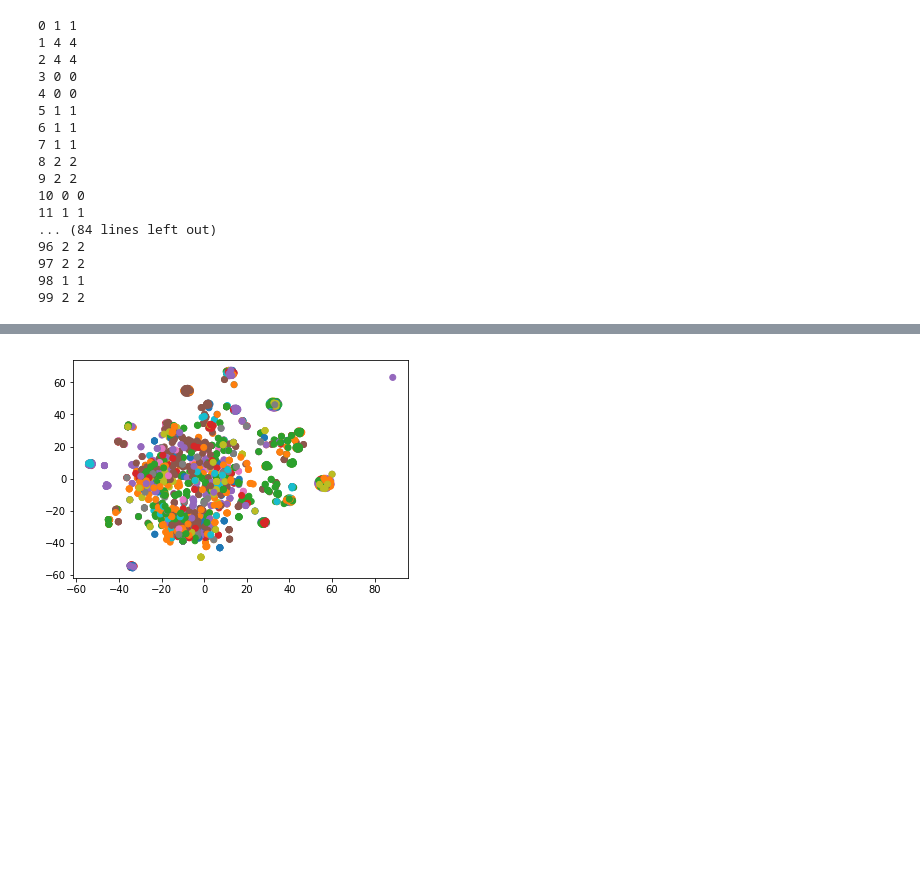
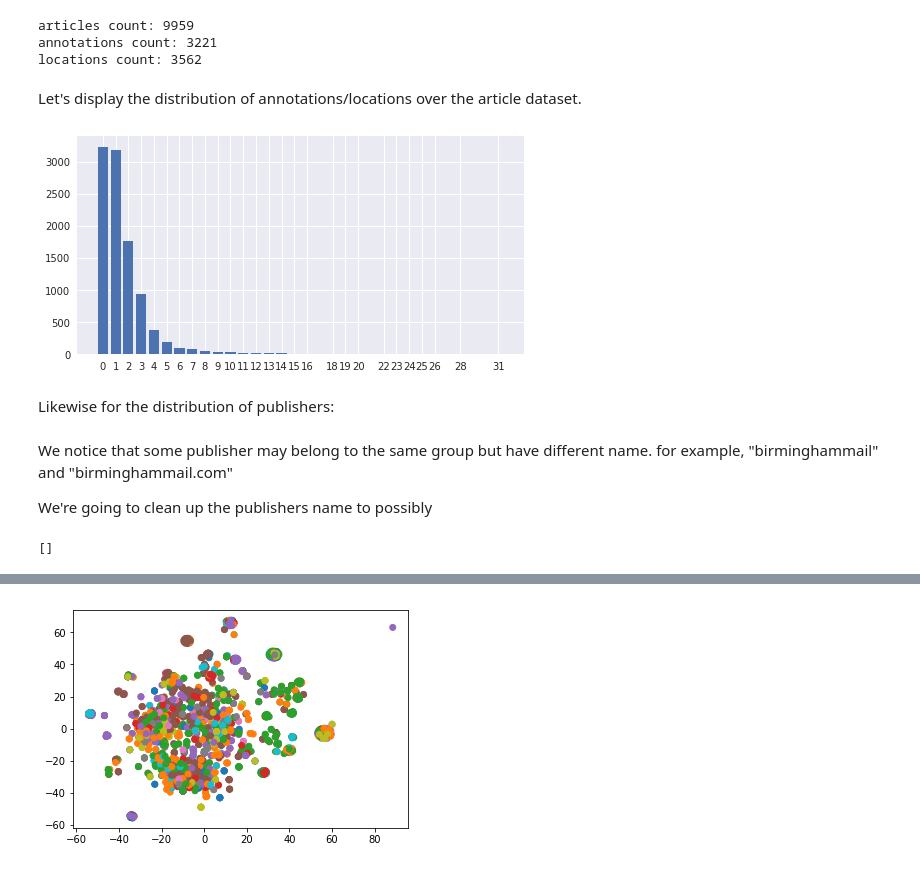
Before and after one commit to ndilsou/location-filter, a Jupyter notebook: notebooks/scratchpad.ipynb, the cells around one changed output, grey strips where cells are left out. Saved outputs shown, nothing was run; the diff lists cells and outputs as text; code cells hidden in the pictures; blank space fills up the shorter version.

Commit message:
finished scraping moving to EDA and data cleanup

```diff
--- a/notebooks/scratchpad.ipynb
+++ b/notebooks/scratchpad.ipynb
@@ -8,13 +8,35 @@ import numpy as np
 import matplotlib.pyplot as plt
 import seaborn as sns
 import json
+import gzip
+import jsonlines
 import string
+import re
 import requests
+import os
+from collections import Counter
+sns.set()
 # %%
 nlp = spacy.load('en_core_web_md')
-# %%
-with open("../data/articles_example.json") as fh:
-    raw_documents = json.load(fh)
+# %%
+with gzip.open("../data/articles.jl.gz", "rb") as fh:
+    with jsonlines.Reader(fh) as reader:
+        raw_articles = [item for item in reader]
+        print(f"articles count: {len(raw_articles)}")
+
+with gzip.open("../data/annotations.jl.gz", "rb") as fh:
+    with jsonlines.Reader(fh) as reader:
+        raw_annotations = [item for item in reader]
+        print(f"annotations count: {len(raw_annotations)}")
+
+with gzip.open("../data/locations.jl.gz", "rb") as fh:
+    with jsonlines.Reader(fh) as reader:
+        raw_locations = [item for item in reader]
+        print(f"locations count: {len(raw_locations)}")
+# %% [output]
+articles count: 9959
+annotations count: 3221
+locations count: 3562
 # %%
 def summarize_text(text, start=30, end=10):
     return f"{text[:start]}...{text[-end:]}"
@@ -21,22 +46,15 @@ def summarize_text(text, start=30, end=10):
 # %%
-
-for i, raw_doc in enumerate(raw_documents):
-    print(i, len(raw_doc["annotation_uri"]), len(raw_doc["item"]["annotation_uri"]))
+annotation_histogram = Counter()
+publisher_histogram = Counter()
+for i, raw_doc in enumerate(raw_articles):
+    annotation_histogram[len(raw_doc["annotation_uri"])] += 1
+    publisher_histogram[raw_doc["publisher"]] += 1
-# %% [output]
-0 1 1
-1 4 4
-2 4 4
-3 0 0
-4 0 0
-5 1 1
-6 1 1
-7 1 1
-8 2 2
-9 2 2
-10 0 0
-11 1 1
-... (84 lines left out)
-96 2 2
-97 2 2
-98 1 1
-99 2 2
+# %% [markdown]
+Let's display the distribution of annotations/locations over the article dataset.
+# %%
+fig = plt.figure(figsize=(8,4))
+plt.bar(annotation_histogram.keys(), annotation_histogram.values(),tick_label=[k for k in annotation_histogram.keys()]);
+# %% [output]
+[figure, added]
+# %% [markdown]
+Likewise for the distribution of publishers:
@@ -42,0 +65,8 @@ for i, raw_doc in enumerate(raw_documents):
+# %% [markdown]
+We notice that some publisher may belong to the same group but have different name. for example, "birminghammail" and "birminghammail.com"
+
+We're going to clean up the publishers name to possibly
+# %%
+[a for a in raw_articles if "fc882fe3-0c53-42a0-aef3-f775a372a0cc" == a["iid"].lower()]
+# %% [output]
+[]
```
Also changed, not shown: parts of 26 cells of this notebook, 17 other files.
